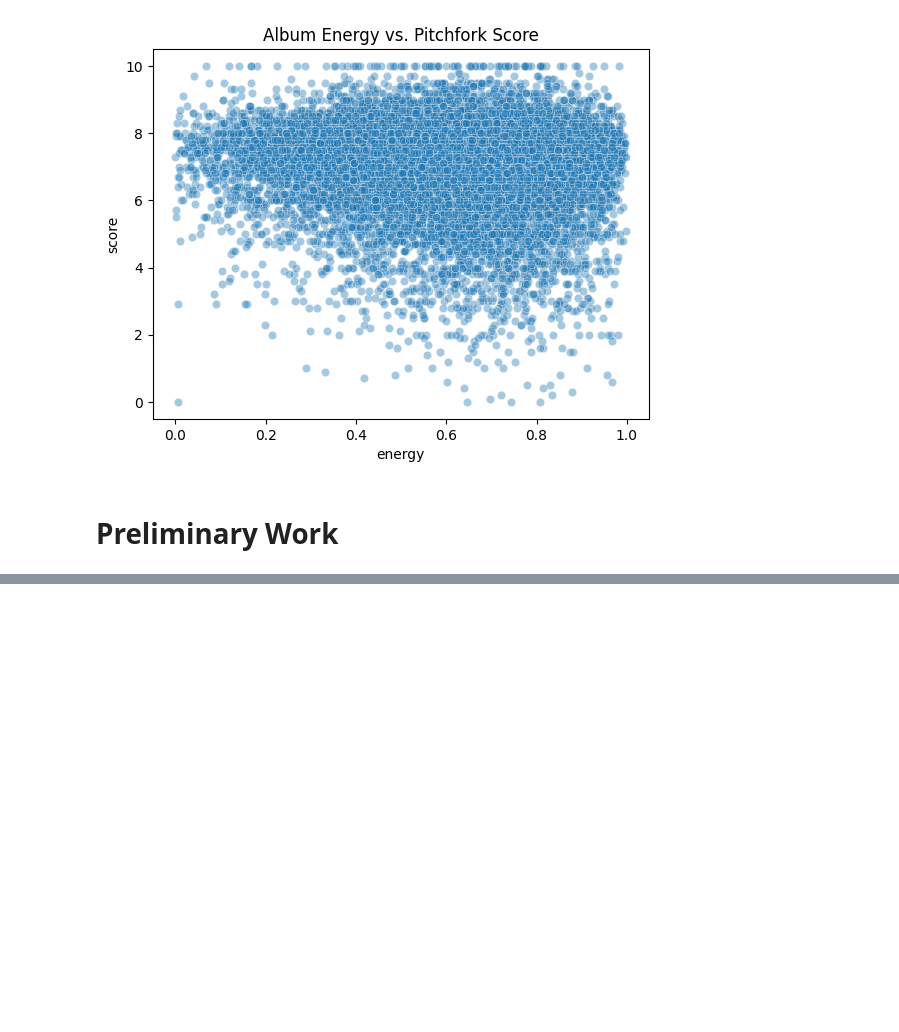
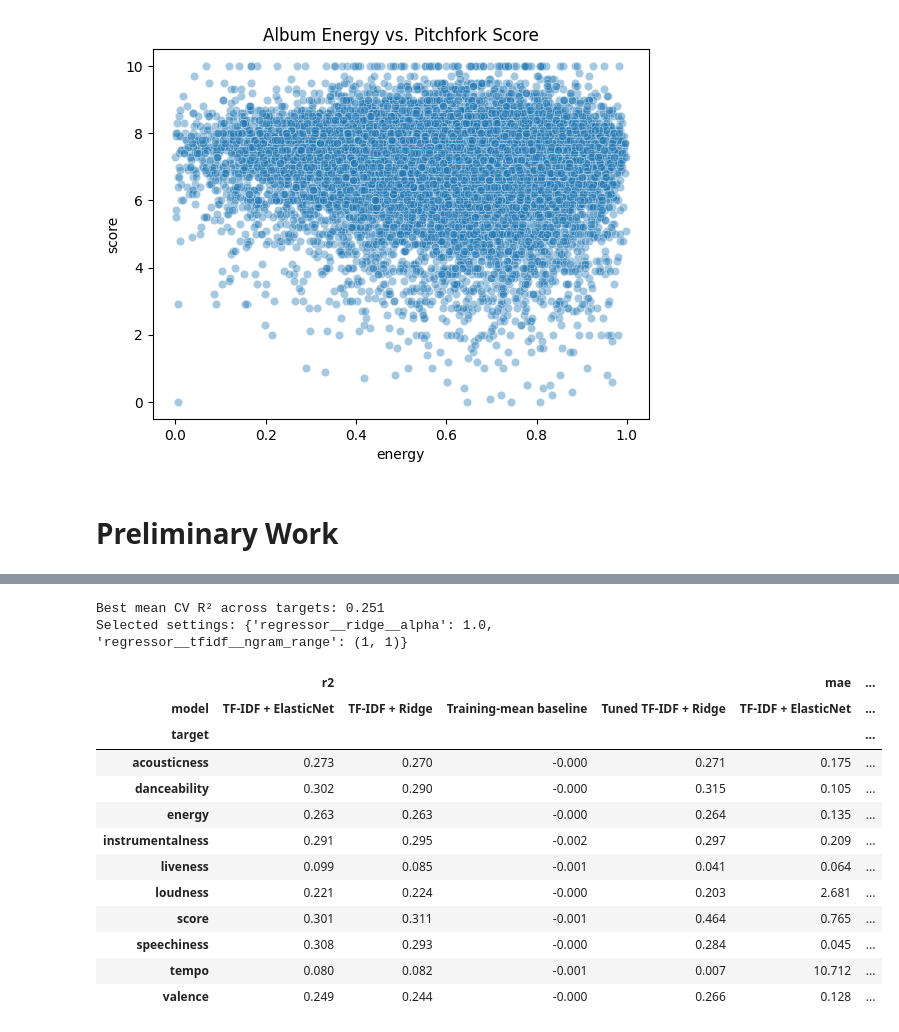
Before and after one commit to Oneplus-2997/objectively-reviewed-cos424, a Jupyter notebook: main_notebook.ipynb, the cells around one changed output, grey strips where cells are left out. Cells and saved outputs as stored; diff of their text form; code cells hidden in the pictures; blank space fills up the shorter version.

```diff
--- a/main_notebook.ipynb
+++ b/main_notebook.ipynb
@@ -1984,0 +2056,34 @@ Largest positive/negative TF-IDF coefficients for selected outcomes:
+# %%
+from nlp_improvements import tune_tfidf_ridge
+
+tuned_metrics, tuning_info = tune_tfidf_ridge(tfidf_split)
+print(f"Best mean CV R² across targets: {tuning_info['cv_r2']:.3f}")
+print("Selected settings:", tuning_info["best_params"])
+
+tuning_comparison = pd.concat(
+    [
+        metrics[metrics["model"].isin(["Training-mean baseline", "TF-IDF + Ridge"])],
+        elasticnet_metrics[elasticnet_metrics["model"] == "TF-IDF + ElasticNet"],
+        tuned_metrics,
+    ],
+    ignore_index=True,
+)
+display(
+    tuning_comparison.pivot(index="target", columns="model", values=["r2", "mae"]).round(3)
+)
+# %% [output]
+Best mean CV R² across targets: 0.251
+Selected settings: {'regressor__ridge__alpha': 1.0, 'regressor__tfidf__ngram_range': (1, 1)}
+|  | r2 |  |  |  | mae | ... |
+| model | TF-IDF + ElasticNet | TF-IDF + Ridge | Training-mean baseline | Tuned TF-IDF + Ridge | TF-IDF + ElasticNet | ... |
+| target |  |  |  |  |  | ... |
+| acousticness | 0.273 | 0.270 | -0.000 | 0.271 | 0.175 | ... |
+| danceability | 0.302 | 0.290 | -0.000 | 0.315 | 0.105 | ... |
+| energy | 0.263 | 0.263 | -0.000 | 0.264 | 0.135 | ... |
+| instrumentalness | 0.291 | 0.295 | -0.002 | 0.297 | 0.209 | ... |
+| liveness | 0.099 | 0.085 | -0.001 | 0.041 | 0.064 | ... |
+| loudness | 0.221 | 0.224 | -0.000 | 0.203 | 2.681 | ... |
+| score | 0.301 | 0.311 | -0.001 | 0.464 | 0.765 | ... |
+| speechiness | 0.308 | 0.293 | -0.000 | 0.284 | 0.045 | ... |
+| tempo | 0.080 | 0.082 | -0.001 | 0.007 | 10.712 | ... |
+| valence | 0.249 | 0.244 | -0.000 | 0.266 | 0.128 | ... |
```
Also changed, not shown: parts of 8 cells of this notebook.
